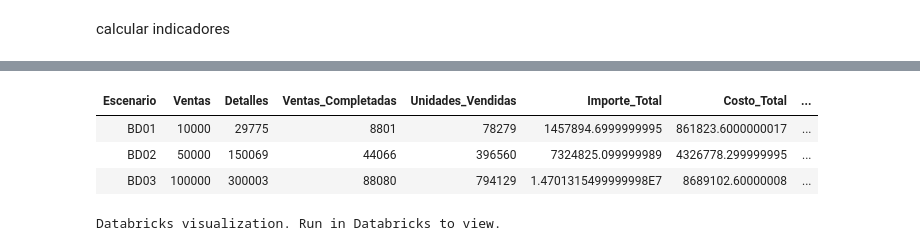
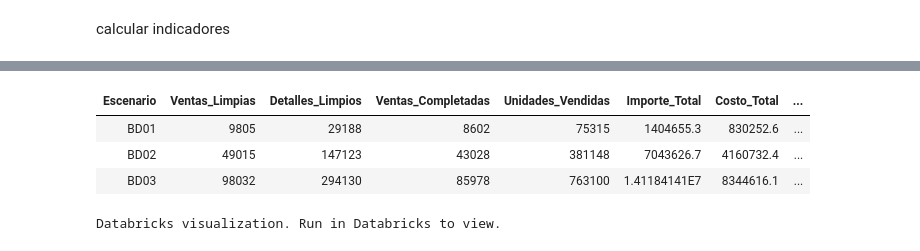
Before and after one commit to esmeraldalaupa/Proyecto_BI_BigData_Libreria, a Jupyter notebook: bigdata/Pruebas_Spark_Libreria.ipynb, the cells around one changed output, grey strips where cells are left out. Drawn from its saved outputs; the diff is of its cells as text; code cells hidden in the pictures.

```diff
--- a/bigdata/Pruebas_Spark_Libreria.ipynb
+++ b/bigdata/Pruebas_Spark_Libreria.ipynb
@@ -243,0 +257,4 @@ display(
+# %%
+#carga de dataframes
+ventas_dup = spark.read.parquet(f"{BASE_PATH}/BD01/venta_sintetica.parquet")
+detalles_dup = spark.read.parquet(f"{BASE_PATH}/BD01/ventaDetalle_sintetico.parquet")
@@ -319,0 +411,16 @@ display(df_completadas.agg(
+# %%
+#Este bloque pertenece a la etapa Gold del procesamiento Big Data. Su función es seleccionar exclusivamente las ventas completadas y calcular cuatro indicadores comerciales: ventas totales, costo total, utilidad total y unidades vendidas. Para ello se utilizan funciones de agregación de PySpark, cuyos resultados permiten evaluar el comportamiento comercial de la librería.
+from pyspark.sql.functions import col, sum, round
+
+df_completadas = df_analisis.filter(
+    col("estado") == "COMPLETADO"
+)
+
+indicadores = df_completadas.agg(
+    round(sum("importeVenta"), 2).alias("Ventas_Totales"),
+    round(sum("costoTotal"), 2).alias("Costo_Total"),
+    round(sum("utilidad"), 2).alias("Utilidad_Total"),
+    sum("cantidad").alias("Unidades_Vendidas")
+)
+
+display(indicadores)
@@ -366,34 +482,39 @@ import time
 #import math: proporciona funciones matemáticas.
 #resultados = []: crea una lista para almacenar los resultados.
 #for escenario in [...]: recorre automáticamente los tres escenarios.
+
+#El tiempo de procesamiento se mide mediante la función time.time() de Python. La medición comienza antes de realizar la limpieza de los DataFrames y termina después de ejecutar las operaciones de unión, transformación y cálculo de indicadores.
+
 #Propósito: ejecutar el mismo procedimiento de análisis sobre diferentes volúmenes de información.
-
 
 import time
 import math
-from pyspark.sql.functions import col, sum
+from pyspark.sql.functions import col, sum, countDistinct, round
 
 resultados = []
 
 for escenario in ["BD01", "BD02", "BD03"]:
 
-    # Leer archivos
-    ventas = spark.read.parquet(
+    # Leer archivos reemplazados por los datos duplicados
+    ventas_dup = spark.read.parquet(
         f"{BASE_PATH}/{escenario}/venta_sintetica.parquet"
     )
 
-    detalles = spark.read.parquet(
+    detalles_dup = spark.read.parquet(
         f"{BASE_PATH}/{escenario}/ventaDetalle_sintetico.parquet"
     )
 
-    ##Inicio de la medición
-    #Registra el instante inicial de la medición mediante el reloj de Python.
+    # Inicio de la medición
     inicio = time.time()
 
-    # Unir tablas
-    unificado = ventas.join(
-        detalles,
-        ventas.idVenta == detalles.fkVenta,
+    # Limpiar registros duplicados exactos
+    ventas = ventas_dup.dropDuplicates()
+    detalles = detalles_dup.dropDuplicates()
+
+    # Unir tablas limpias
+    unificado = ventas.alias("v").join(
+        detalles.alias("d"),
+        col("v.idVenta") == col("d.fkVenta"),
         "inner"
     )
 
@@ -419,55 +540,61 @@ for escenario in ["BD01", "BD02", "BD03"]:
         col("estado") == "COMPLETADO"
     )
 
-    # Calcular indicadores
+    # Calcular indicadores comerciales
     indicadores = completadas.agg(
-        sum("idVenta").alias("suma_id"),
-        sum("cantidad").alias("unidades"),
-        sum("importeVenta").alias("importe"),
-        sum("costoTotal").alias("costo"),
-        sum("utilidad").alias("utilidad")
+        countDistinct("idVenta").alias("Total_Ventas"),
+        sum("cantidad").alias("Unidades_Vendidas"),
+        round(sum("importeVenta"), 2).alias("Importe_Total"),
+        round(sum("costoTotal"), 2).alias("Costo_Total"),
+        round(sum("utilidad"), 2).alias("Utilidad_Total")
     ).first()
 
-    total_ventas = completadas.select("idVenta").distinct().count()
-    total_unidades = indicadores["unidades"] or 0
-    total_importe = indicadores["importe"] or 0
-    total_costo = indicadores["costo"] or 0
-    total_utilidad = indicadores["utilidad"] or 0
+    total_ventas = indicadores["Total_Ventas"] or 0
+    total_unidades = indicadores["Unidades_Vendidas"] or 0
+    total_importe = indicadores["Importe_Total"] or 0
+    total_costo = indicadores["Costo_Total"] or 0
+    total_utilidad = indicadores["Utilidad_Total"] or 0
 
+    # Contar registros después de la limpieza
+    cantidad_ventas = ventas.count()
+    cantidad_detalles = detalles.count()
+
+    # Fin de la medición
     fin = time.time()
     tiempo = math.floor((fin - inicio) * 10000) / 10000
 
+    # Guardar resultados
     resultados.append((
         escenario,
-        ventas.count(),
-        detalles.count(),
+        cantidad_ventas,
+        cantidad_detalles,
         total_ventas,
         total_unidades,
         float(total_importe),
         float(total_costo),
         float(total_utilidad),
         tiempo
     ))
 
 # Crear tabla comparativa
 columnas = [
     "Escenario",
-    "Ventas",
-    "Detalles",
+    "Ventas_Limpias",
+    "Detalles_Limpios",
     "Ventas_Completadas",
     "Unidades_Vendidas",
     "Importe_Total",
     "Costo_Total",
     "Utilidad_Total",
     "Tiempo_Procesamiento"
 ]
 
 df_resultados = spark.createDataFrame(resultados, columnas)
 
 display(df_resultados)
 # %% [output]
-| Escenario | Ventas | Detalles | Ventas_Completadas | Unidades_Vendidas | Importe_Total | Costo_Total | ... |
-| BD01 | 10000 | 29775 | 8801 | 78279 | 1457894.6999999995 | 861823.6000000017 | ... |
-| BD02 | 50000 | 150069 | 44066 | 396560 | 7324825.099999989 | 4326778.299999995 | ... |
-| BD03 | 100000 | 300003 | 88080 | 794129 | 1.4701315499999998E7 | 8689102.60000008 | ... |
+| Escenario | Ventas_Limpias | Detalles_Limpios | Ventas_Completadas | Unidades_Vendidas | Importe_Total | Costo_Total | ... |
+| BD01 | 9805 | 29188 | 8602 | 75315 | 1404655.3 | 830252.6 | ... |
+| BD02 | 49015 | 147123 | 43028 | 381148 | 7043626.7 | 4160732.4 | ... |
+| BD03 | 98032 | 294130 | 85978 | 763100 | 1.41184141E7 | 8344616.1 | ... |
 Databricks visualization. Run in Databricks to view.
```
Also changed, not shown: parts of 28 cells of this notebook.
